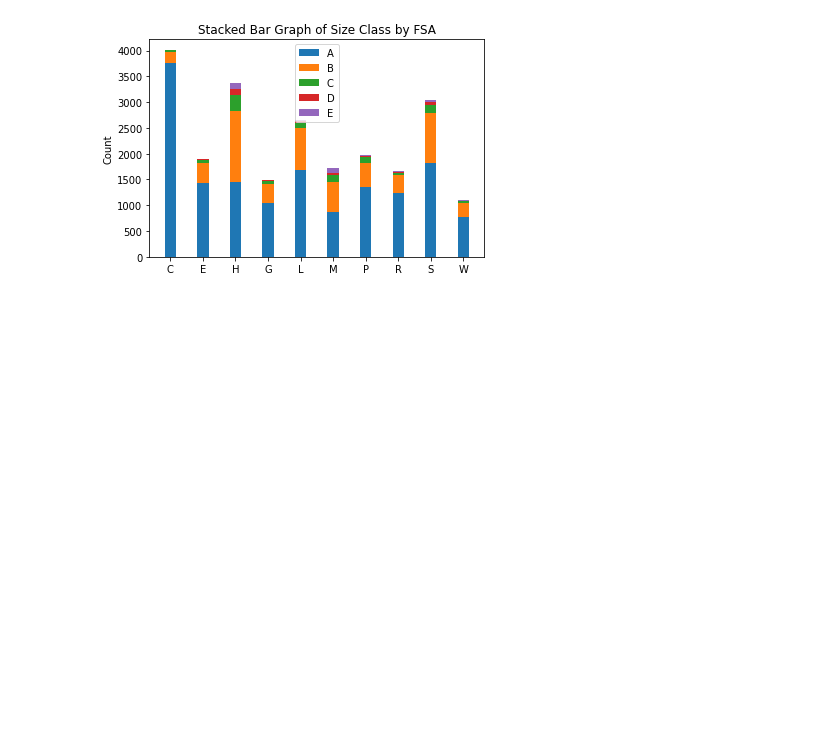
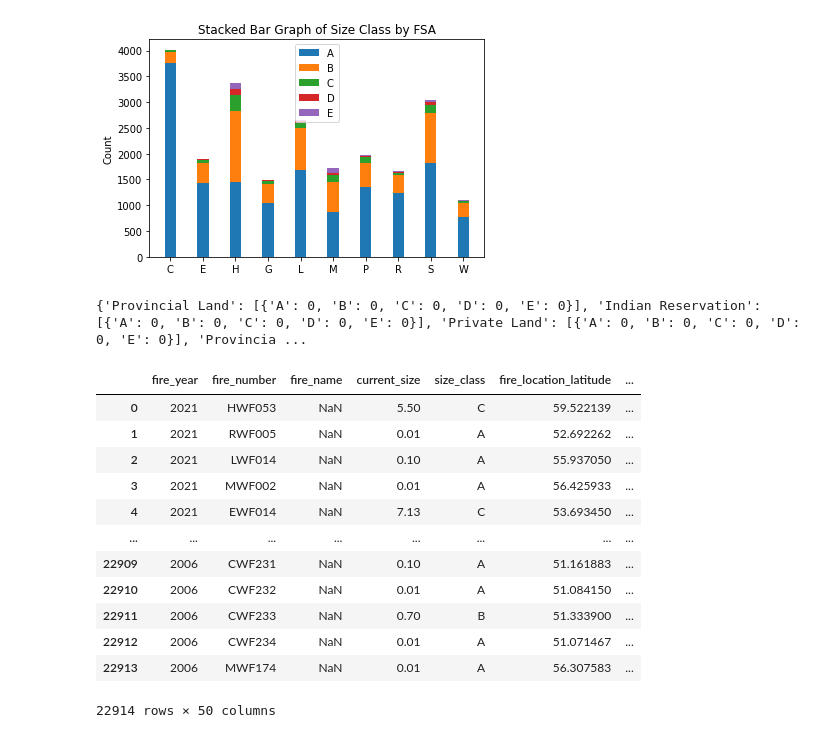
Before and after one commit to pandya-aditya/CxC_Hackathon, a Jupyter notebook: main.ipynb, the cells around one changed output. Drawn from its saved outputs; the diff is of its cells as text; code cells hidden in the pictures; blank space fills up the shorter version.

```diff
--- a/main.ipynb
+++ b/main.ipynb
@@ -286,19 +300,19 @@ plt.show()
 # %% [output]
 [figure]
 # %%
-df = pd.DataFrame(FSA_dict).T
-df.columns = ['Total', 'Size Class Count']
+df_heatmap = pd.DataFrame(FSA_dict).T
+df_heatmap.columns = ['Total', 'Size Class Count']
 
 # Extracting Size Class information
-size_class = df.columns
+size_class = df_heatmap.columns
 
-df = df['Size Class Count'].apply(pd.Series)
+df_heatmap = df_heatmap['Size Class Count'].apply(pd.Series)
 
 # Count of Size Classes
-count_size_classes = len(df.columns)
+count_size_classes = len(df_heatmap.columns)
 
 plt.figure(figsize=(10, 6))
-sns.heatmap(df, annot=True, fmt="d", cmap="YlGnBu", cbar_kws={'label': 'Count'})
+sns.heatmap(df_heatmap, annot=True, fmt="d", cmap="YlGnBu", cbar_kws={'label': 'Count'})
 plt.title('Heatmap of Size Class by FSA')
 plt.xlabel('Size Class')
 plt.ylabel('FSA Code')
@@ -327,3 +341,28 @@ plt.show()
 # %% [output]
 <Figure size 720x432 with 0 Axes>
 [figure]
+# %%
+f_origin_list = {}
+
+for index in df.index:
+    origin = df.loc[index, 'fire_origin']
+
+    if (origin not in f_origin_list):
+        f_origin_list[origin] = [{'A': 0, 'B': 0, 'C': 0, 'D': 0, 'E': 0}]
+
+print(f_origin_list)
+# %% [output]
+{'Provincial Land': [{'A': 0, 'B': 0, 'C': 0, 'D': 0, 'E': 0}], 'Indian Reservation': [{'A': 0, 'B': 0, 'C': 0, 'D': 0, 'E': 0}], 'Private Land': [{'A': 0, 'B': 0, 'C': 0, 'D': 0, 'E': 0}], 'Provincia ...
+|  | fire_year | fire_number | fire_name | current_size | size_class | fire_location_latitude | ... |
+| 0 | 2021 | HWF053 | NaN | 5.50 | C | 59.522139 | ... |
+| 1 | 2021 | RWF005 | NaN | 0.01 | A | 52.692262 | ... |
+| 2 | 2021 | LWF014 | NaN | 0.10 | A | 55.937050 | ... |
+| 3 | 2021 | MWF002 | NaN | 0.01 | A | 56.425933 | ... |
+| 4 | 2021 | EWF014 | NaN | 7.13 | C | 53.693450 | ... |
+| ... | ... | ... | ... | ... | ... | ... | ... |
+| 22909 | 2006 | CWF231 | NaN | 0.10 | A | 51.161883 | ... |
+| 22910 | 2006 | CWF232 | NaN | 0.01 | A | 51.084150 | ... |
+| 22911 | 2006 | CWF233 | NaN | 0.70 | B | 51.333900 | ... |
+| 22912 | 2006 | CWF234 | NaN | 0.01 | A | 51.071467 | ... |
+| 22913 | 2006 | MWF174 | NaN | 0.01 | A | 56.307583 | ... |
+22914 rows × 50 columns
```
Also changed, not shown: parts of 5 cells of this notebook.
